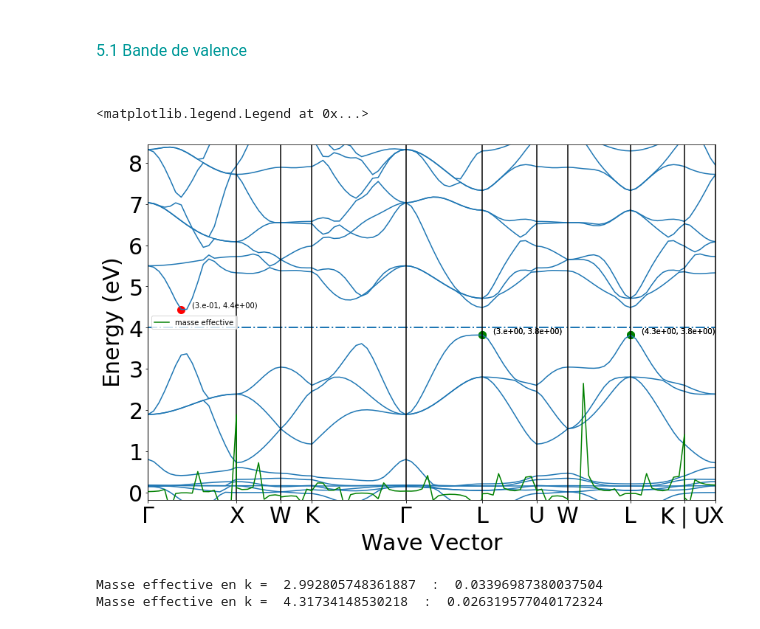
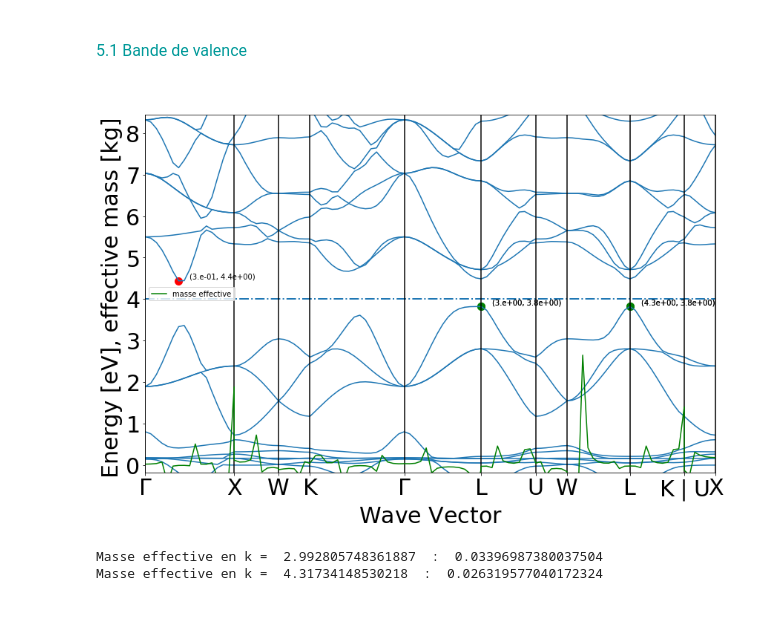
Before and after one commit to LuciedeG/lmapr1492, a Jupyter notebook: el_bands.ipynb, the cells around one changed output. Drawn from its saved outputs; the diff is of its cells as text; code cells hidden in the pictures.

```diff
--- a/el_bands.ipynb
+++ b/el_bands.ipynb
@@ -172,18 +176,19 @@ for i in range(len(distances)):
 # %%
 first_derivative = np.gradient(energy_valence_band, k_distances[1]-k_distances[0],edge_order=2)
 second_derivative = np.gradient(first_derivative, k_distances[1]-k_distances[0], edge_order=2)
 effective_mass = 1/second_derivative
 
 plot.get_plot(vbm_cbm_marker=True, bs_labels=["bandes d'énergies"], zero_to_efermi=False)
 plt.plot(k_distances,effective_mass, color="green", label="masse effective")
 for i in range(len(cbm)):
     graph.text(cbm[i][0]+0.1,cbm[i][1]+zero_energy+0.05, "("+np.format_float_scientific(cbm[i][0], precision=1) + ", " + np.format_float_scientific(cbm[i][1]+zero_energy,precision=1)+ ")")
 for i in range(len(vbm)):
     graph.text(vbm[i][0]+0.1,vbm[i][1]+zero_energy+0.05, "("+np.format_float_scientific(vbm[i][0], precision=1) + ", " + np.format_float_scientific(vbm[i][1]+zero_energy,precision=1)+ ")")
+plt.ylabel("Energy [eV], effective mass [kg] ")
 plt.legend()
+plt.show()
 # %% [output]
-<matplotlib.legend.Legend at 0x...>
-[figure, old version]
+[figure, new version]
 # %%
 for i in range(len(k_distances)):
     if k_distances[i] == vbm[0][0]:
```
Also changed, not shown: parts of 6 cells of this notebook, 1 other file.
